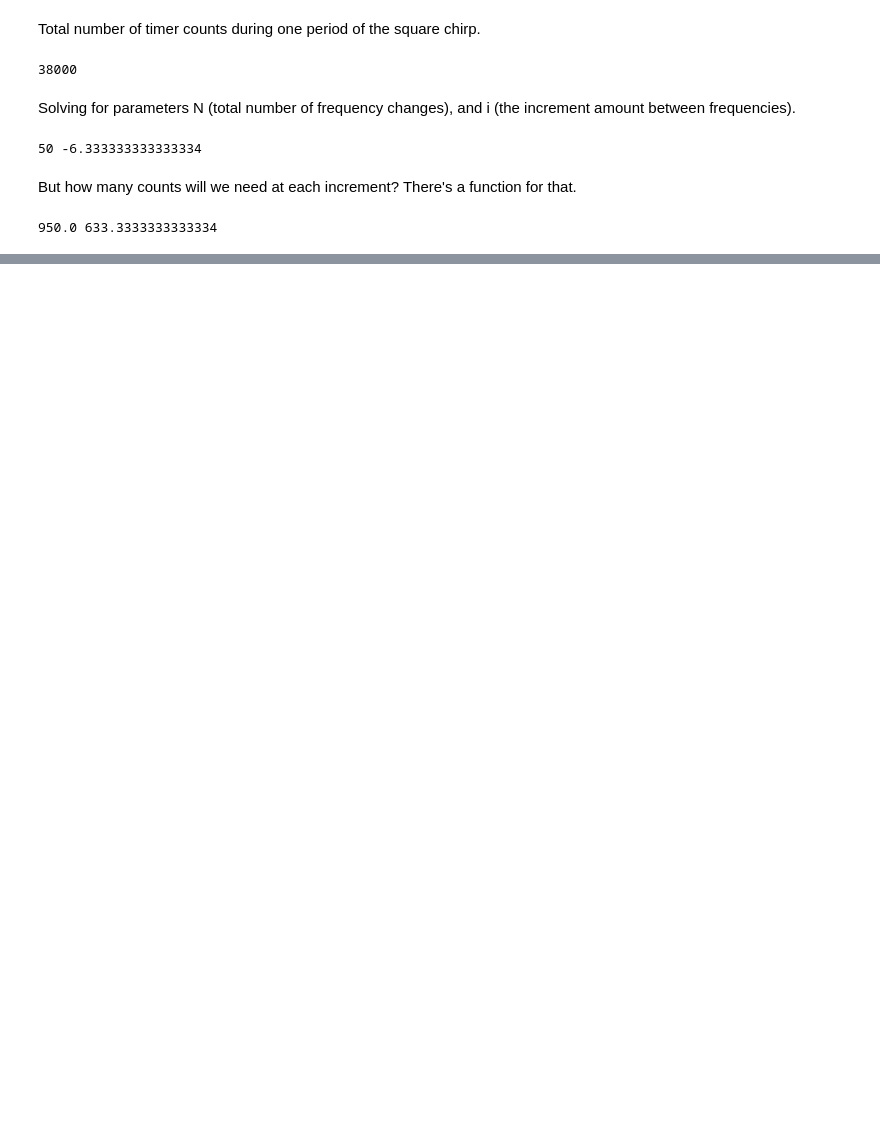
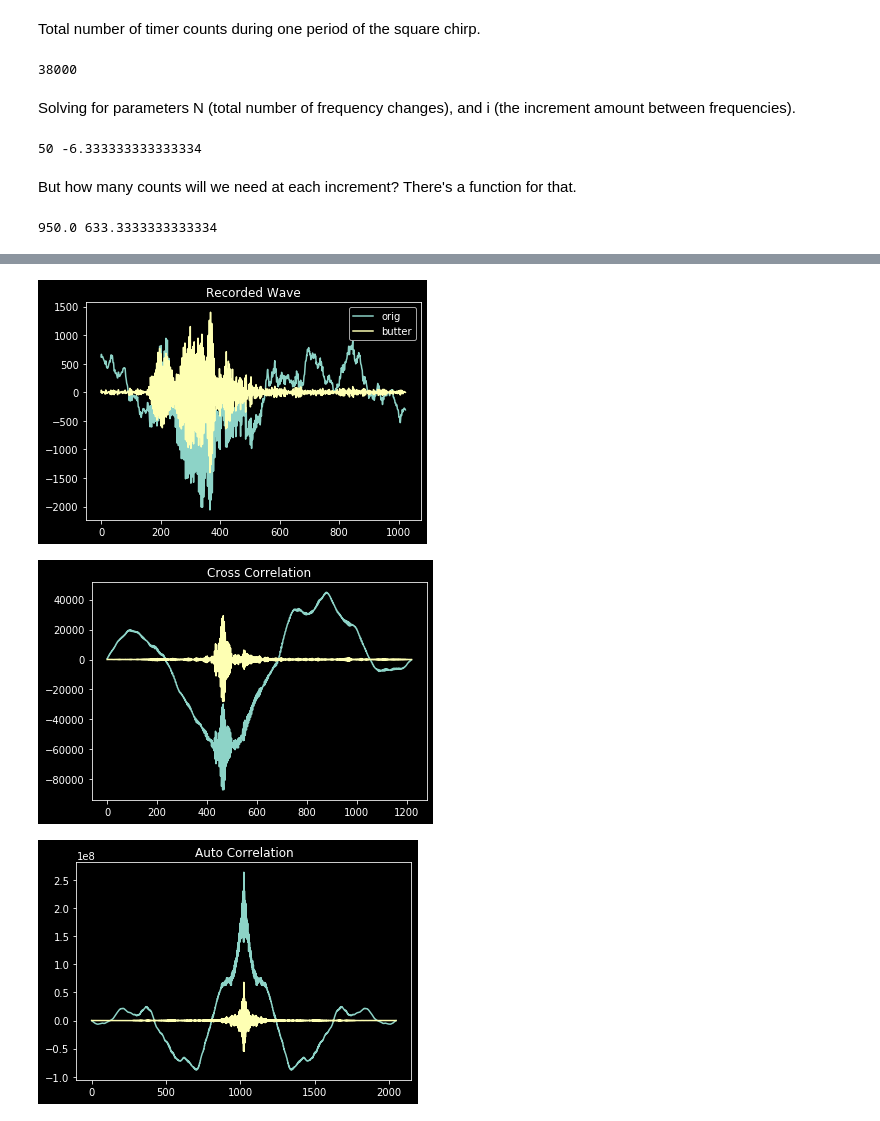
Before and after one commit to wabrams/NIST-PREP, a Jupyter notebook: generated_square_chirps.ipynb, the cells around one changed output, grey strips where cells are left out. Cells and saved outputs as stored; diff of their text form; code cells hidden in the pictures; blank space fills up the shorter version.

```diff
--- a/generated_square_chirps.ipynb
+++ b/generated_square_chirps.ipynb
@@ -246,0 +114,38 @@ print(sq_wave)
+# %%
+reader = None
+recwaveL, recwaveR = [], []
+
+with open("listen.csv", "r") as csvfile:
+    reader = csv.reader(csvfile)
+    recwaveL = np.array(next(reader))
+    recwaveR = np.array(next(reader))
+    recwaveL = np.array(next(reader))
+    recwaveR = np.array(next(reader))
+    recwaveL = np.array(next(reader))
+    recwaveR = np.array(next(reader))
+
+csvfile.close()
+
+recwaveL  = np.array(list(map(int, recwaveL)))
+recwaveR  = np.array(list(map(int, recwaveR)))
+recwaveLF = butter_highpass_filter(recwaveL, 10e3, fsamp)
+recwaveRF = butter_highpass_filter(recwaveR, 10e3, fsamp)
+
+
+plt.plot(recwaveL, label="orig")
+plt.plot(recwaveLF, label="butter")
+plt.legend()
+plt.title("Recorded Wave")
+plt.show()
+plt.plot(np.correlate(recwaveL , samp_sqwave, "full"))
+plt.plot(np.correlate(recwaveLF, samp_sqwave, "full"))
+plt.title("Cross Correlation")
+plt.show()
+plt.plot(np.correlate(recwaveL, recwaveL, "full"))
+plt.plot(np.correlate(recwaveLF, recwaveLF, "full"))
+plt.title("Auto Correlation")
+plt.show()
+# %% [output]
+[figure, added]
+[figure, added]
+[figure, added]
```
Also changed, not shown: parts of 25 cells of this notebook, 1 other file.
